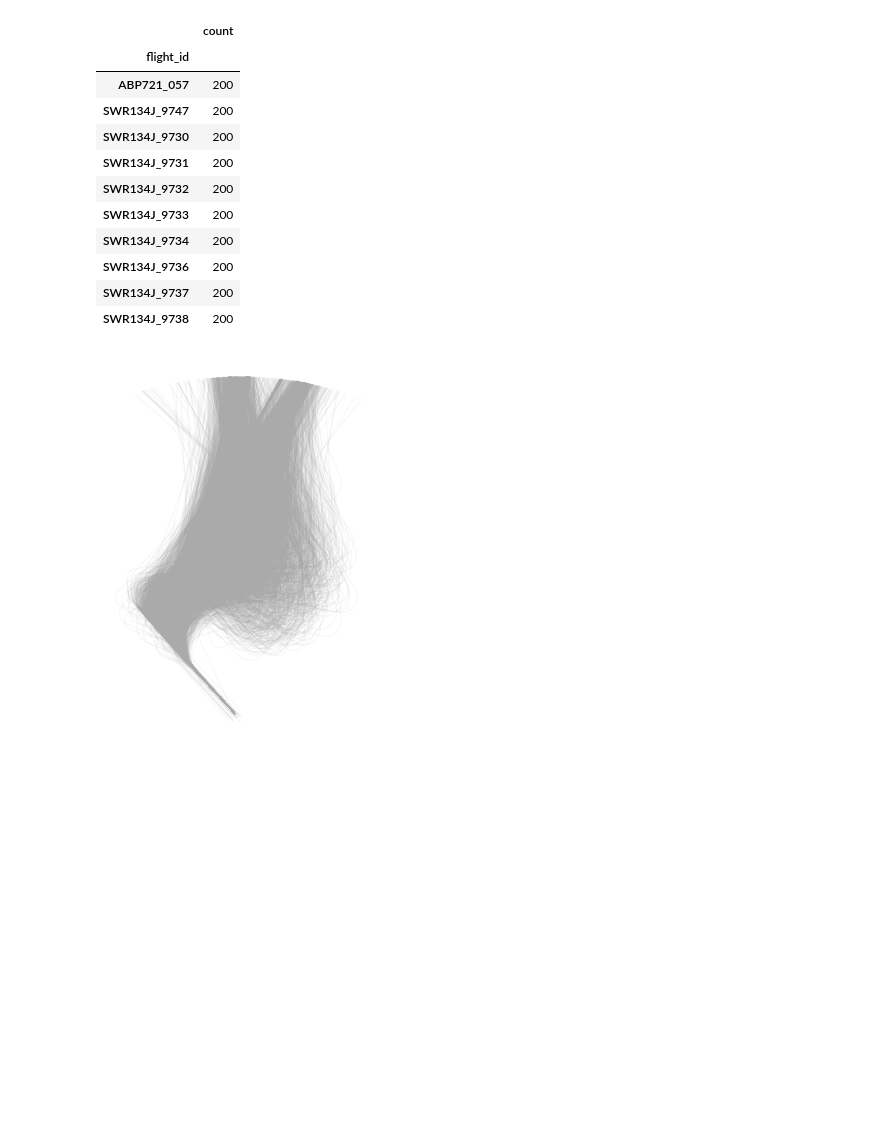
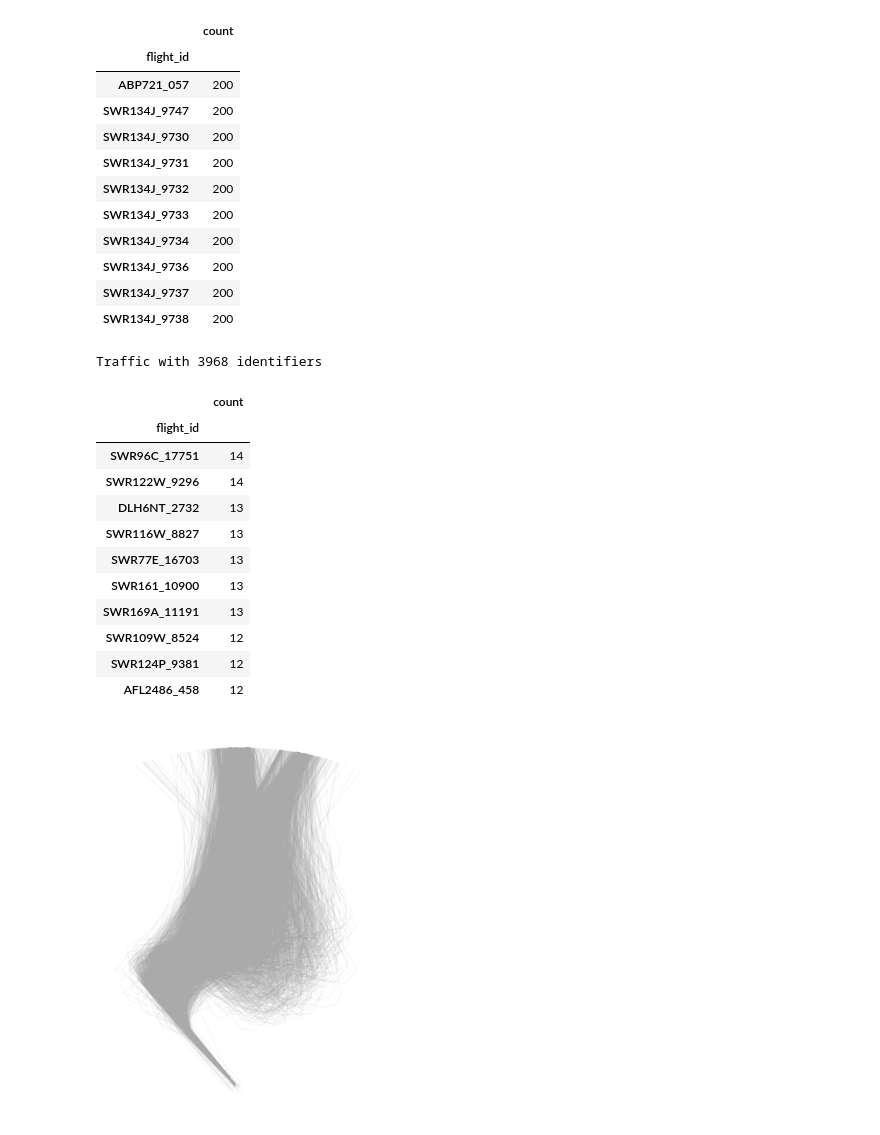
Before and after one commit to alafage/deep-traffic-generation, a Jupyter notebook: notebooks/data_viz.ipynb, the cells around one changed output. Saved outputs shown, nothing was run; the diff lists cells and outputs as text; code cells hidden in the pictures; blank space fills up the shorter version.

```diff
--- a/notebooks/data_viz.ipynb
+++ b/notebooks/data_viz.ipynb
@@ -23,6 +25,23 @@ Traffic with 3968 identifiers
 | SWR134J_9736 | 200 |
 | SWR134J_9737 | 200 |
 | SWR134J_9738 | 200 |
+# %%
+t = traffic.simplify(tolerance=1e3).eval(desc="")
+t
+# %% [output]
+Traffic with 3968 identifiers
+|  | count |
+| flight_id |  |
+| SWR96C_17751 | 14 |
+| SWR122W_9296 | 14 |
+| DLH6NT_2732 | 13 |
+| SWR116W_8827 | 13 |
+| SWR77E_16703 | 13 |
+| SWR161_10900 | 13 |
+| SWR169A_11191 | 13 |
+| SWR109W_8524 | 12 |
+| SWR124P_9381 | 12 |
+| AFL2486_458 | 12 |
 # %%
 with plt.style.context("traffic"):
     ax = plt.axes(projection=EuroPP())
```
Also changed, not shown: parts of 7 cells of this notebook, 42 other files.
